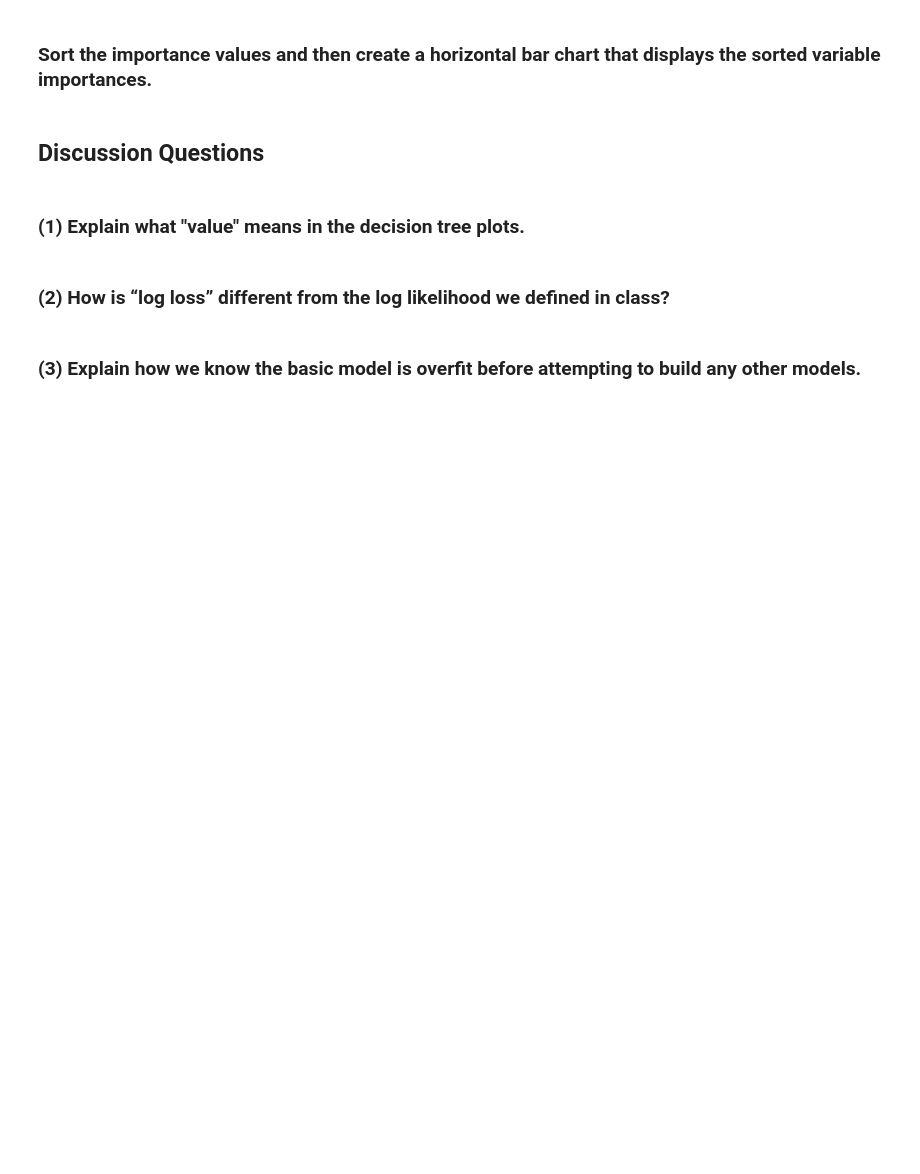
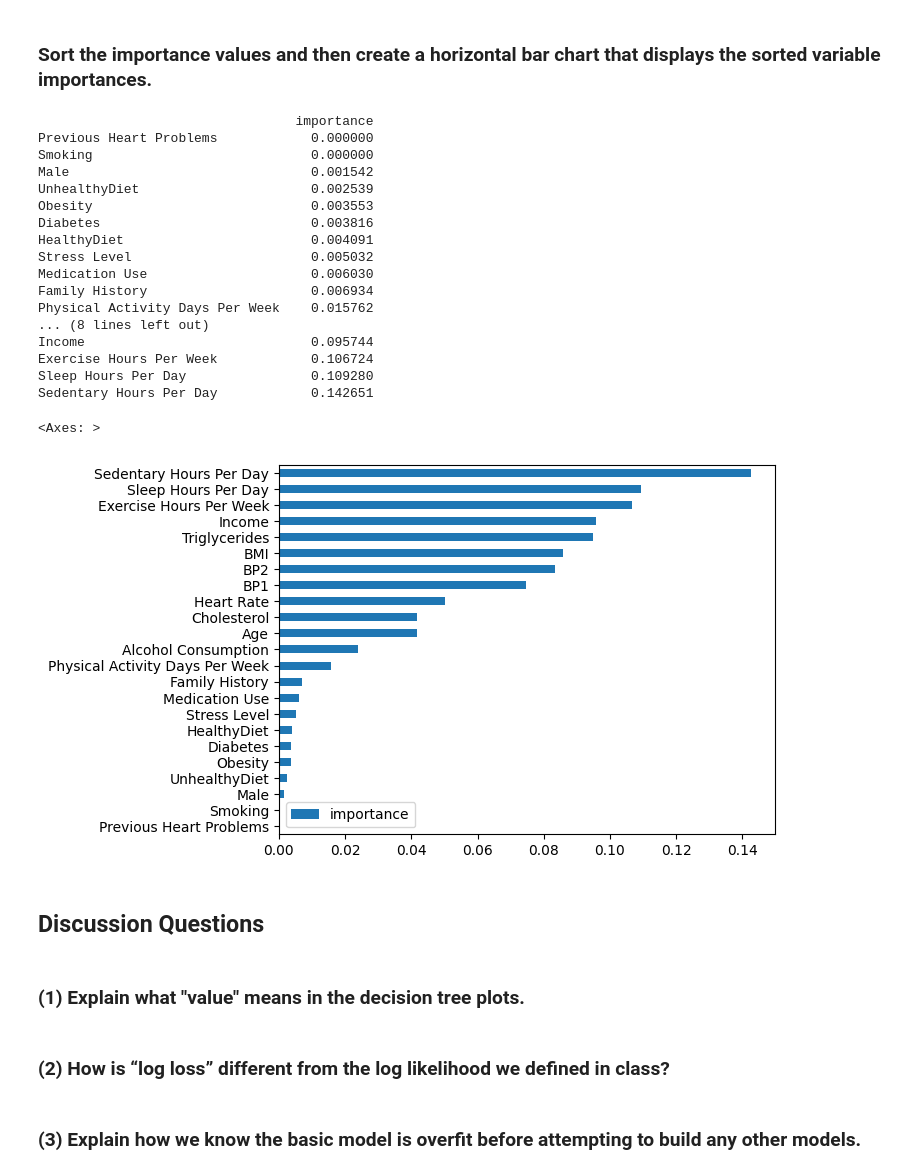
Before and after one commit to cartereleanor3/code_2600, a Jupyter notebook: mod08_rf.ipynb, the cells around one changed output. Saved outputs shown, nothing was run; the diff lists cells and outputs as text; code cells hidden in the pictures; blank space fills up the shorter version.

```diff
--- a/mod08_rf.ipynb
+++ b/mod08_rf.ipynb
@@ -229,4 +242,13 @@ You will be scored according to how well it performs on an unseen holdout set.
 # %%
 # Documentation: https://scikit-learn.org/dev/modules/generated/sklearn.ensemble.RandomForestRegressor.html
 
-rf_better = #fillin
+rf_better = RFC(max_features=len(indep_vars),
+               criterion='log_loss',
+               n_estimators=100,
+               max_depth=3,
+               min_samples_leaf=100,
+               bootstrap=True,
+               oob_score=True,
+               random_state=seed,
+               max_leaf_nodes=8)
+rf_better.fit(X_train, y_train)
@@ -247,10 +293,30 @@ feature_imp
 # %% [markdown]
 ### Sort the importance values and then create a horizontal bar chart that displays the sorted variable importances.
 # %%
-feature_imp_sorted = #fillin
-
+feature_imp_sorted = feature_imp.sort_values(by='importance')
+print(feature_imp_sorted)
 # Draw a horizontal bar chart
-#fillin
+feature_imp_sorted.plot.barh()
+# %% [output]
+                                 importance
+Previous Heart Problems            0.000000
+Smoking                            0.000000
+Male                               0.001542
+UnhealthyDiet                      0.002539
+Obesity                            0.003553
+Diabetes                           0.003816
+HealthyDiet                        0.004091
+Stress Level                       0.005032
+Medication Use                     0.006030
+Family History                     0.006934
+Physical Activity Days Per Week    0.015762
+... (8 lines left out)
+Income                             0.095744
+Exercise Hours Per Week            0.106724
+Sleep Hours Per Day                0.109280
+Sedentary Hours Per Day            0.142651
+<Axes: >
+[figure, added]
 # %% [markdown]
 ## Discussion Questions
 # %% [markdown]
```
Also changed, not shown: parts of 9 cells of this notebook.
